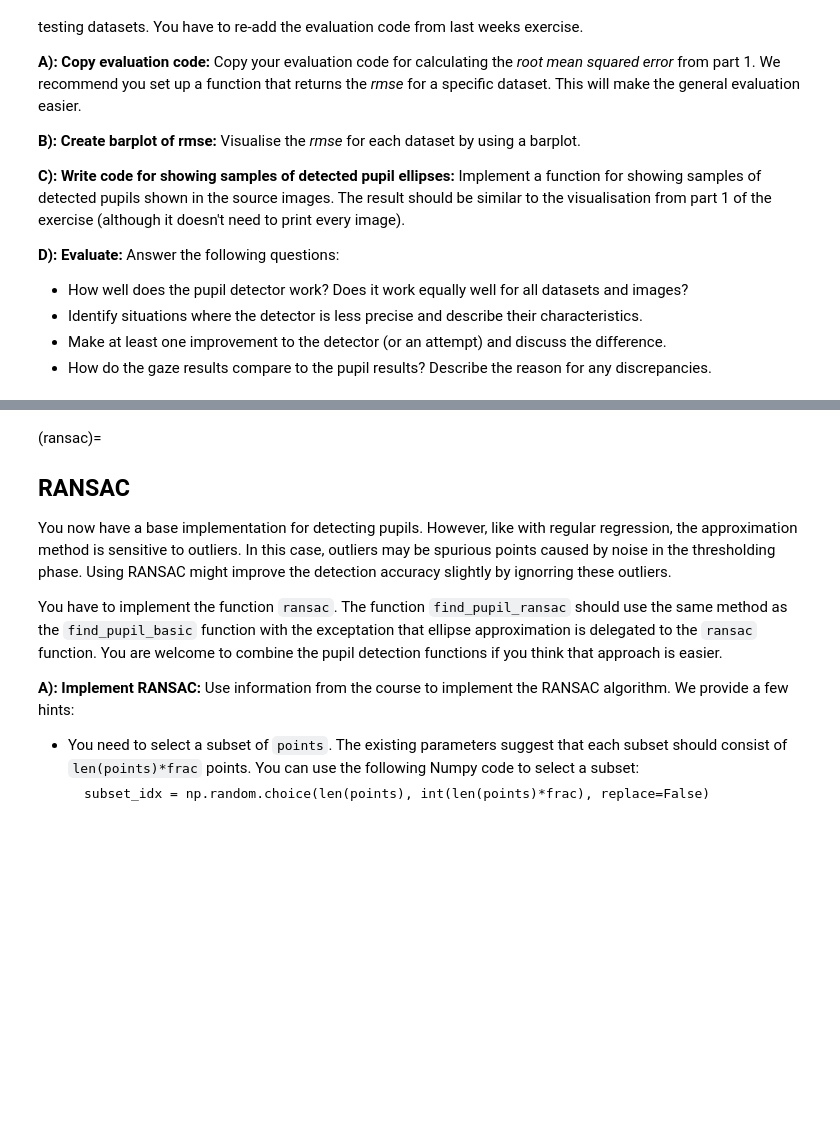
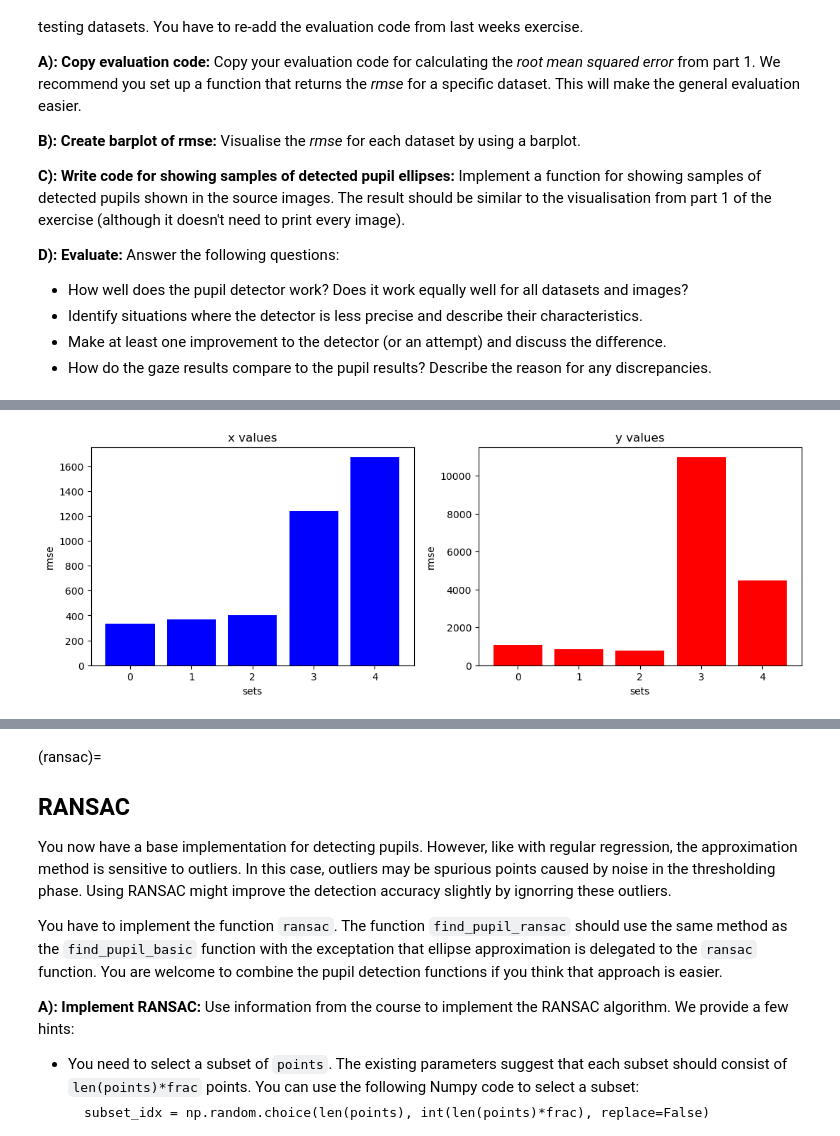
Before and after one commit to MikkelBerggreen/ITU-Introduction-to-Machine-Learning, a Jupyter notebook: source/exercises/W6-data-cleaning/notebooks/gaze_features_nb.ipynb, the cells around one changed output, grey strips where cells are left out. Drawn from its saved outputs; the diff is of its cells as text; code cells hidden in the pictures; blank space fills up the shorter version.

Commit message:
Basic pupil detection finished Test and evaluation finished (no attempt at improving yet)

```diff
--- a/source/exercises/W6-data-cleaning/notebooks/gaze_features_nb.ipynb
+++ b/source/exercises/W6-data-cleaning/notebooks/gaze_features_nb.ipynb
@@ -198,10 +259,92 @@ images_test = [li[9:] for li in images]
 # Uncomment the following lines when your find_pupil_basic function is working
 
 # Find pupils and construct dataframes
-# pupils_basic = [[find_pupil_basic(ii)[0].params for ii in images_row] for images_row in images]
-# pupils_basic = [pd.DataFrame(p, columns=['cx', 'cy', 'ax', 'ay', 'angle']) for p in pupils_basic]
+pupils_basic = [[find_pupil_basic(ii)[0].params for ii in images_row] for images_row in images]
+pupils_basic = [pd.DataFrame(p, columns=['cx', 'cy', 'ax', 'ay', 'angle']) for p in pupils_basic]
 # Create train and test splits
-# pupils_basic_train = [df.iloc[:9] for df in pupils_basic]
-# pupils_basic_test = [df.iloc[9:] for df in pupils_basic]
+pupils_basic_train = [df.iloc[:9] for df in pupils_basic]
+pupils_basic_test = [df.iloc[9:] for df in pupils_basic]
 # %%
 # Write your solution here.
+
+# A) ---------------------------------
+# Calculate RMSE
+def rmse(X, y):
+    sum = 0
+    for i in range(0, len(X)):
+        sum += np.power(X[i] - y[i], 2)
+    mse = (1/len(X)) * sum
+
+    return np.sqrt(mse)
+
+# B) ---------------------------------
+# Calculating RMSE for x and y coordinates for every test data set
+rmseXs = np.array([])
+rmseYs = np.array([])
+sets = np.array([])
+for case in range(0, len(pupils_basic_test)):
+    xs, ys = calculatePredictions(case, pupils_basic_test, pupils_basic_train, positions_train, usedOrder)
+    trueValues = trueValuesToArray(case, pupils_basic_test)
+    rmseX = rmse(xs, trueValues[0])
+    rmseY = rmse(ys, trueValues[1])
+    rmseXs = np.append(rmseXs, rmseX)
+    rmseYs = np.append(rmseYs, rmseY)
+    sets = np.append(sets, case)
+
+
+# Bar plot of rmses:
+plt.figure(figsize=(20, 4))
+plt.subplot(131)
+plt.bar(sets, rmseXs, color = 'blue')
+plt.title("x values")
+plt.xlabel("sets")
+plt.ylabel("rmse")
+plt.subplot(132)
+plt.bar(sets, rmseYs, color = 'red')
+plt.title("y values")
+plt.xlabel("sets")
+plt.ylabel("rmse")
+
+
+# C) ---------------------------------
+# Function show_example_features() to show elipses drawn onto the pupil picture taken from assignment 1 Gaze Prediction:
+def show_example_features(images, pupils):
+    """Draw a grid of images with the predicted pupils drawn on top."""
+    n = len(images)
+    cols = 8
+    rows = n//8+1
+
+    fig, ax = plt.subplots(rows, cols, figsize=(cols*2, rows*2))
+    for i, d in enumerate(images):
+        img = d.copy()
+        row = pupils.iloc[i]
+        img = cv.ellipse(img, (int(row['cx']), int(row['cy'])), (int(row['ax']/2), int(row['ay']/2)), row['angle'], 0, 360, (255, 0, 0), 5)
+        ax[i//cols, i%cols].imshow(center_crop(img, (250, 250)))
+    for row in ax:
+        for a in row:
+            a.get_xaxis().set_visible(False)
+            a.get_yaxis().set_visible(False)
+    plt.show()
+
+# Function to show every pupil
+def showDetectedPupils(set):
+    print("Set:", set)
+    show_example_features(images_train[set], pupils_basic_train[set])
+
+showDetectedPupils(0)
+
+
+# D) ---------------------------------
+# Evaluation:
+
+# First of all, the pupil detector seems to be working somewhat fine in most cases.
+# In some sets there are a couple outliers, where the elipse drawn is horizontal, where it really should be vertical (how it stretches)
+# For example, in set 0 image 6 (as shown in the output of this cell):
+# It can be seen that the elipse does not actually follow the outline of the pupil, but somehow goes vertically across instead.
+
+# Also, there seem to be a common trend in all cases that the elipses drawn are smaller than the actual pupil.
+# I would guess this is because of the thresholding and morphology done to the image, maybe altering the size of the "BLOBS" detected.
+# Either way, overall the correct pupil candidates seems to be chosen as the correct pupil position in the images.
+
+#
+# %% [output]
@@ -207,0 +354 @@ images_test = [li[9:] for li in images]
+[figure, added]
```
Also changed, not shown: parts of 3 cells of this notebook.
